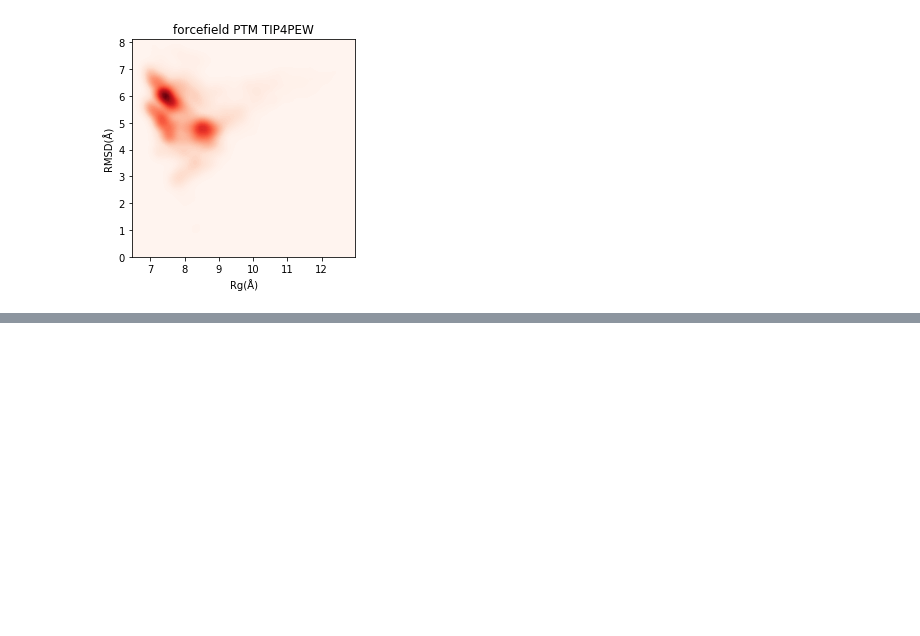
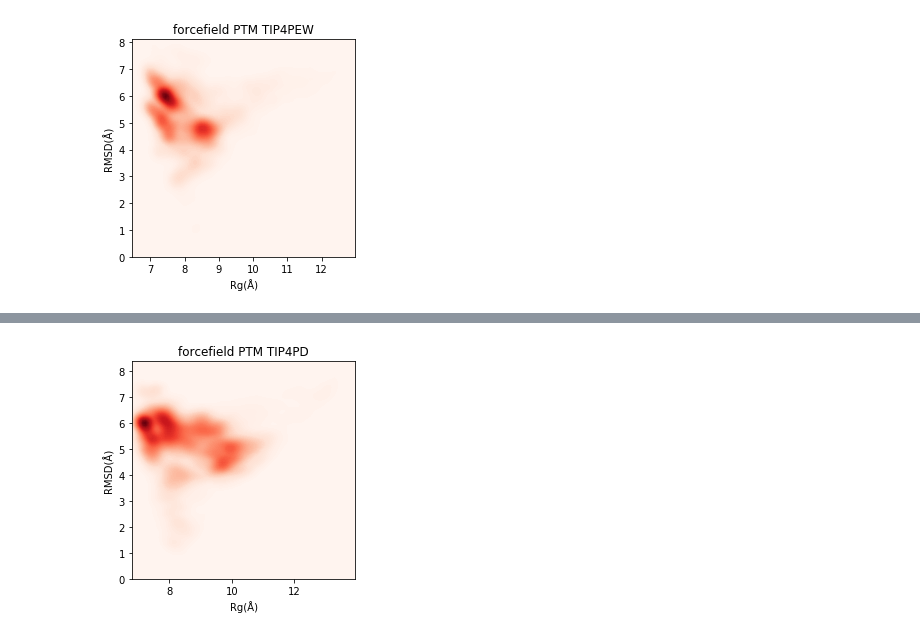
Before and after one commit to Zuricho/My_Lab, a Jupyter notebook: Figure_ipynb/Seaborn_2CEF/2cef_dih.ipynb, the cells around one changed output, grey strips where cells are left out. Saved outputs shown, nothing was run; the diff lists cells and outputs as text; code cells hidden in the pictures; blank space fills up the shorter version.

```diff
--- a/Figure_ipynb/Seaborn_2CEF/2cef_dih.ipynb
+++ b/Figure_ipynb/Seaborn_2CEF/2cef_dih.ipynb
@@ -45,0 +81,33 @@ plt.show()
+# %%
+Rg_1 = loadfile_Rg("Rg_2cef_D_sim1.dat")
+Rg_2 = loadfile_Rg("Rg_2cef_D_sim2.dat")
+Rg_3 = loadfile_Rg("Rg_2cef_D_sim3.dat")
+Rg_4 = loadfile_Rg("Rg_2cef_D_sim4.dat")
+Rg_5 = loadfile_Rg("Rg_2cef_D_sim5.dat")
+
+
+RMSD_1 = loadfile_RMSD("RMSD_2cef_D_sim1.dat")
+RMSD_2 = loadfile_RMSD("RMSD_2cef_D_sim2.dat")
+RMSD_3 = loadfile_RMSD("RMSD_2cef_D_sim3.dat")
+RMSD_4 = loadfile_RMSD("RMSD_2cef_D_sim4.dat")
+RMSD_5 = loadfile_RMSD("RMSD_2cef_D_sim5.dat")
+
+
+Rg_data = np.append(Rg_1,[Rg_2,Rg_3,Rg_4,Rg_5])
+RMSD_data = np.append(RMSD_1,[RMSD_2,RMSD_3,RMSD_4,RMSD_5])
+
+
+
+plt.subplots(figsize=(4, 4))
+
+sns.kdeplot(Rg_data,RMSD_data,cut=0,n_levels=100,shade=True,cmap="Reds")
+
+plt.title('forcefield PTM TIP4PD')
+plt.xlabel('Rg(Å)')
+plt.ylabel('RMSD(Å)')
+
+plt.savefig("RMSD_Rg_D.png",dpi=100)
+
+plt.show()
+# %% [output]
+[figure, added]
```
Also changed, not shown: parts of 3 cells of this notebook, 24 other files.
